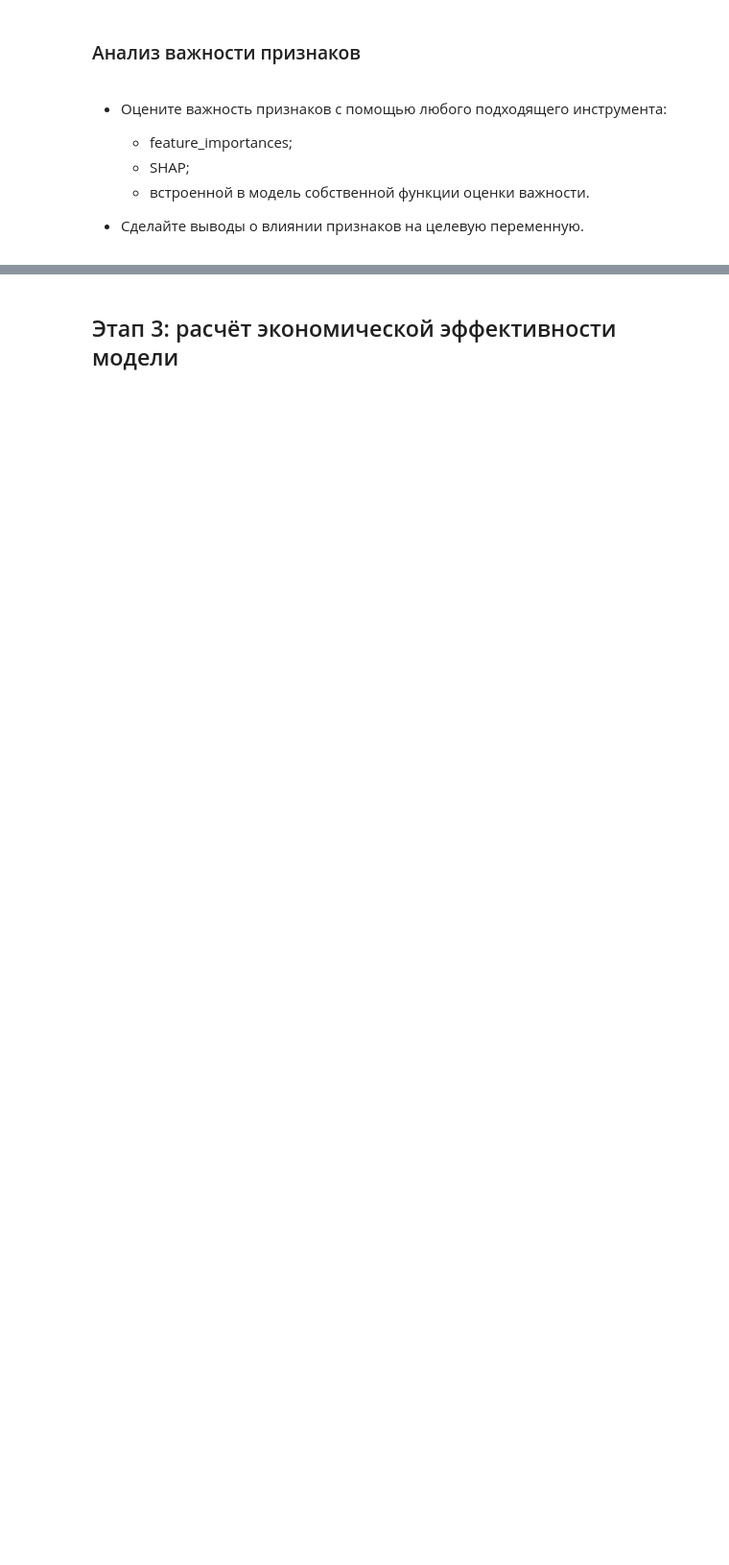
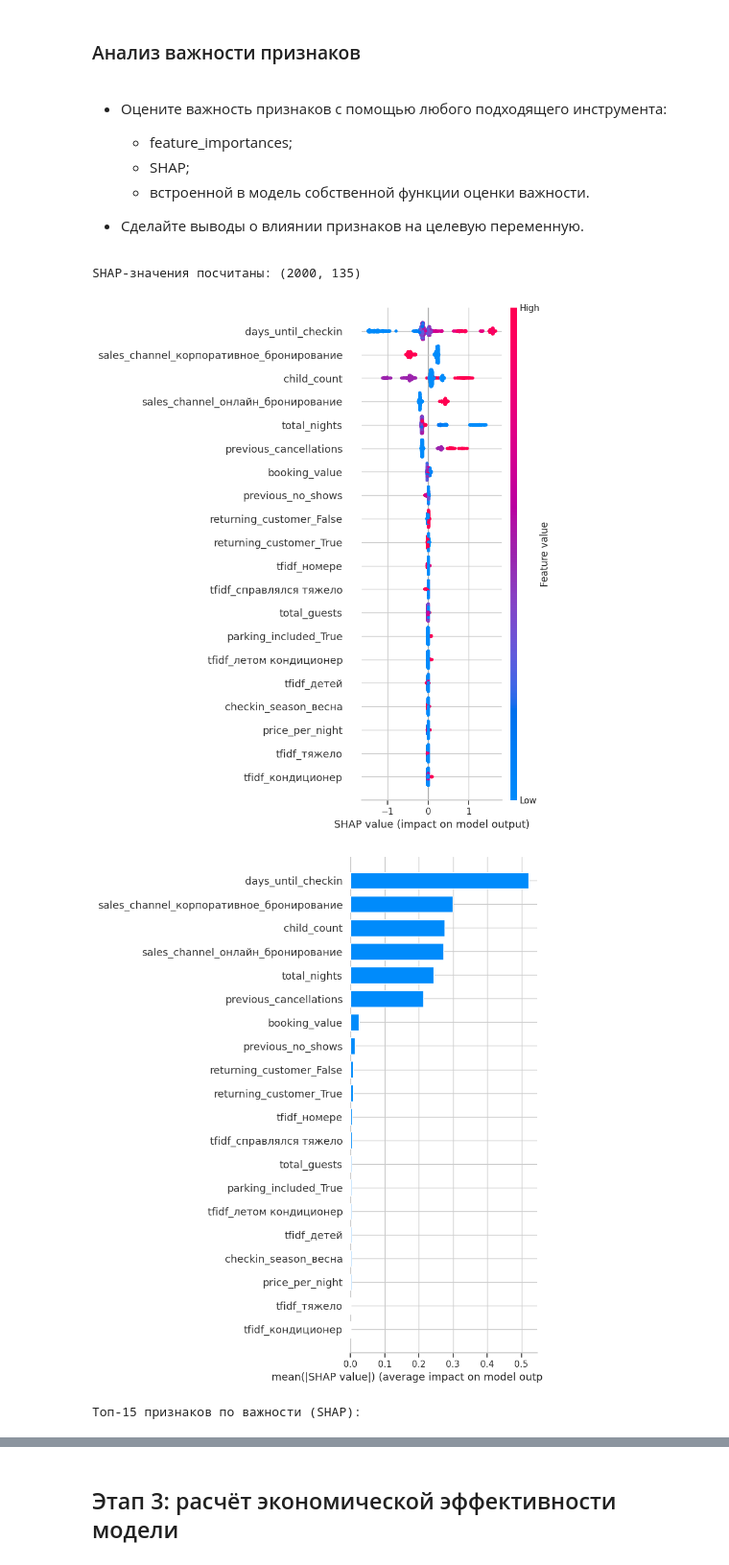
Before and after one commit to 2Myaka2/DataScience_projects, a Jupyter notebook: project4_final.ipynb, the cells around one changed output, grey strips where cells are left out. Shown at 96% size. Drawn from its saved outputs; the diff is of its cells as text; code cells hidden in the pictures; blank space fills up the shorter version.

```diff
--- a/project4_final.ipynb
+++ b/project4_final.ipynb
@@ -2043,3 +2288,40 @@ print(f"\nЛучшая модель: {best_model_name}")
   - встроенной в модель собственной функции оценки важности.
 
 - Сделайте выводы о влиянии признаков на целевую переменную.
+# %%
+# TreeExplainer работает с древесной моделью (base_model), а не с калиброванной обёрткой
+explainer = shap.TreeExplainer(base_model)
+
+# Подвыборка теста для скорости и читаемости графиков
+X_shap = X_test_enc.sample(n=2000, random_state=RANDOM_STATE)
+shap_values = explainer.shap_values(X_shap)
+
+if isinstance(shap_values, list):
+    shap_values = shap_values[1]
+
+print(f"SHAP-значения посчитаны: {np.asarray(shap_values).shape}")
+# %% [output]
+SHAP-значения посчитаны: (2000, 135)
+# %%
+shap.summary_plot(shap_values, X_shap, max_display=20, show=True)
+
+shap.summary_plot(shap_values, X_shap, plot_type="bar", max_display=20, show=True)
+
+importance = pd.DataFrame({
+    "feature": X_shap.columns,
+    "mean_abs_shap": np.abs(shap_values).mean(axis=0),
+}).sort_values("mean_abs_shap", ascending=False).reset_index(drop=True)
+
+print("Топ-15 признаков по важности (SHAP):")
+display(importance.head(15))
+
+tfidf_mask = importance["feature"].str.startswith("tfidf_")
+total = importance["mean_abs_shap"].sum()
+print(f"\nДоля важности TF-IDF ({tfidf_mask.sum()} призн.): "
+      f"{importance.loc[tfidf_mask, 'mean_abs_shap'].sum() / total * 100:.1f}%")
+print(f"Доля важности структурных + OHE: "
+      f"{importance.loc[~tfidf_mask, 'mean_abs_shap'].sum() / total * 100:.1f}%")
+# %% [output]
+[figure, added]
+[figure, added]
+Топ-15 признаков по важности (SHAP):
```
Also changed, not shown: parts of 13 cells of this notebook, 6 other files.
